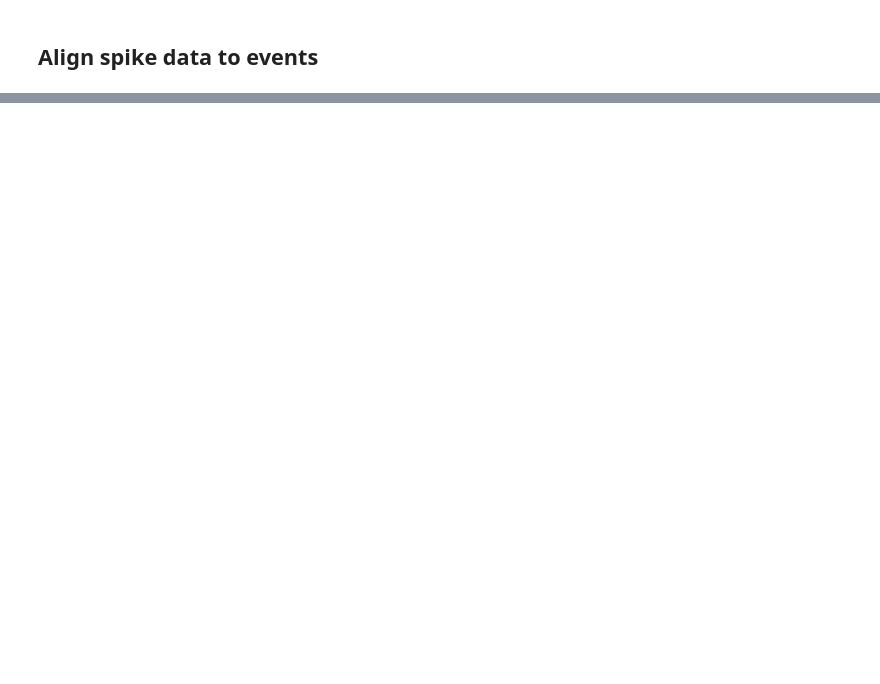
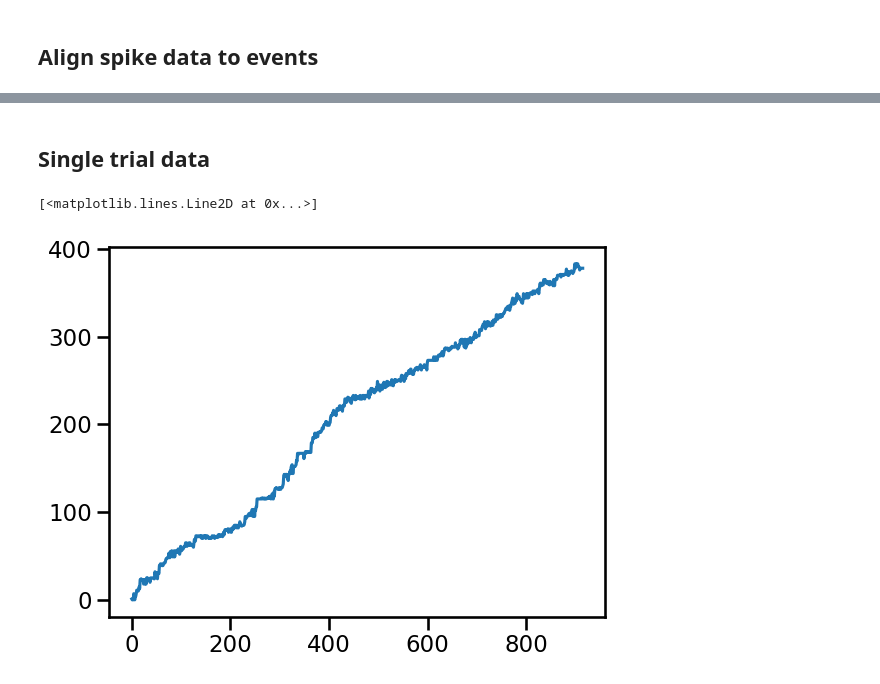
Before and after one commit to Magill-ASAP-team/trialexp, a Jupyter notebook: notebooks/workflow/Spike sync.ipynb, the cells around one changed output, grey strips where cells are left out. Drawn from its saved outputs; the diff is of its cells as text; code cells hidden in the pictures; blank space fills up the shorter version.

```diff
--- a/notebooks/workflow/Spike sync.ipynb
+++ b/notebooks/workflow/Spike sync.ipynb
@@ -144,0 +218,7 @@ plt.plot(dataset['hold_for_water_analog_1_df_over_f'].data[0,:,:].T);
+# %% [markdown]
+## Single trial data
+# %%
+plt.plot(channel_idx)
+# %% [output]
+[<matplotlib.lines.Line2D at 0x...>]
+[figure, added]
```
Also changed, not shown: parts of 22 cells of this notebook.
